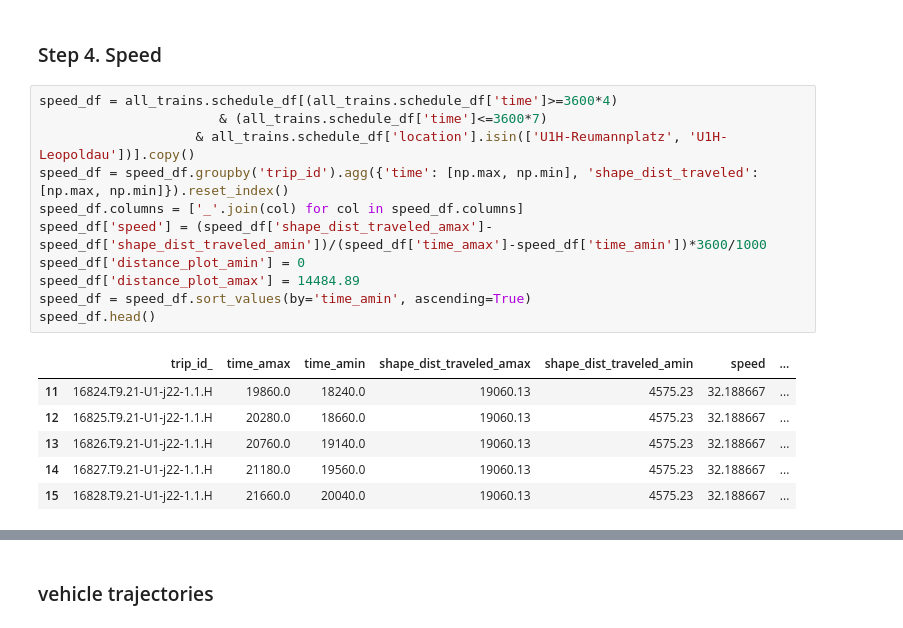
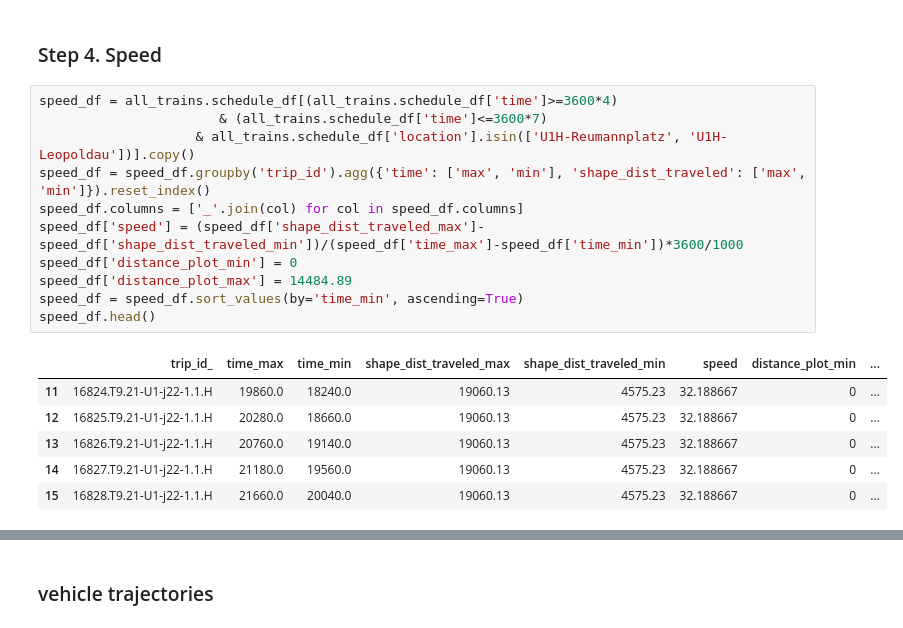
Before and after one commit to Institute-FVV/TUW_231028, a Jupyter notebook: Lecture_3/descriptive_statistics.ipynb, the cells around one changed output, grey strips where cells are left out. Drawn from its saved outputs; the diff is of its cells as text.

```diff
--- a/Lecture_3/descriptive_statistics.ipynb
+++ b/Lecture_3/descriptive_statistics.ipynb
@@ -111,21 +111,21 @@ Name: headway, dtype: float64
 # %%
 speed_df = all_trains.schedule_df[(all_trains.schedule_df['time']>=3600*4)
                        & (all_trains.schedule_df['time']<=3600*7)
                     & all_trains.schedule_df['location'].isin(['U1H-Reumannplatz', 'U1H-Leopoldau'])].copy()
-speed_df = speed_df.groupby('trip_id').agg({'time': [np.max, np.min], 'shape_dist_traveled': [np.max, np.min]}).reset_index()
+speed_df = speed_df.groupby('trip_id').agg({'time': ['max', 'min'], 'shape_dist_traveled': ['max', 'min']}).reset_index()
 speed_df.columns = ['_'.join(col) for col in speed_df.columns]
-speed_df['speed'] = (speed_df['shape_dist_traveled_amax']-speed_df['shape_dist_traveled_amin'])/(speed_df['time_amax']-speed_df['time_amin'])*3600/1000
-speed_df['distance_plot_amin'] = 0
-speed_df['distance_plot_amax'] = 14484.89
-speed_df = speed_df.sort_values(by='time_amin', ascending=True)
+speed_df['speed'] = (speed_df['shape_dist_traveled_max']-speed_df['shape_dist_traveled_min'])/(speed_df['time_max']-speed_df['time_min'])*3600/1000
+speed_df['distance_plot_min'] = 0
+speed_df['distance_plot_max'] = 14484.89
+speed_df = speed_df.sort_values(by='time_min', ascending=True)
 speed_df.head()
 # %% [output]
-|  | trip_id_ | time_amax | time_amin | shape_dist_traveled_amax | shape_dist_traveled_amin | speed | ... |
-| 11 | 16824.T9.21-U1-j22-1.1.H | 19860.0 | 18240.0 | 19060.13 | 4575.23 | 32.188667 | ... |
-| 12 | 16825.T9.21-U1-j22-1.1.H | 20280.0 | 18660.0 | 19060.13 | 4575.23 | 32.188667 | ... |
-| 13 | 16826.T9.21-U1-j22-1.1.H | 20760.0 | 19140.0 | 19060.13 | 4575.23 | 32.188667 | ... |
-| 14 | 16827.T9.21-U1-j22-1.1.H | 21180.0 | 19560.0 | 19060.13 | 4575.23 | 32.188667 | ... |
-| 15 | 16828.T9.21-U1-j22-1.1.H | 21660.0 | 20040.0 | 19060.13 | 4575.23 | 32.188667 | ... |
+|  | trip_id_ | time_max | time_min | shape_dist_traveled_max | shape_dist_traveled_min | speed | distance_plot_min | ... |
+| 11 | 16824.T9.21-U1-j22-1.1.H | 19860.0 | 18240.0 | 19060.13 | 4575.23 | 32.188667 | 0 | ... |
+| 12 | 16825.T9.21-U1-j22-1.1.H | 20280.0 | 18660.0 | 19060.13 | 4575.23 | 32.188667 | 0 | ... |
+| 13 | 16826.T9.21-U1-j22-1.1.H | 20760.0 | 19140.0 | 19060.13 | 4575.23 | 32.188667 | 0 | ... |
+| 14 | 16827.T9.21-U1-j22-1.1.H | 21180.0 | 19560.0 | 19060.13 | 4575.23 | 32.188667 | 0 | ... |
+| 15 | 16828.T9.21-U1-j22-1.1.H | 21660.0 | 20040.0 | 19060.13 | 4575.23 | 32.188667 | 0 | ... |
 # %%
 fig_speed, ax_speed = fig, ax
 for row in speed_df.dropna().itertuples():
```
Also changed, not shown: parts of 6 cells of this notebook, 1 other file.
